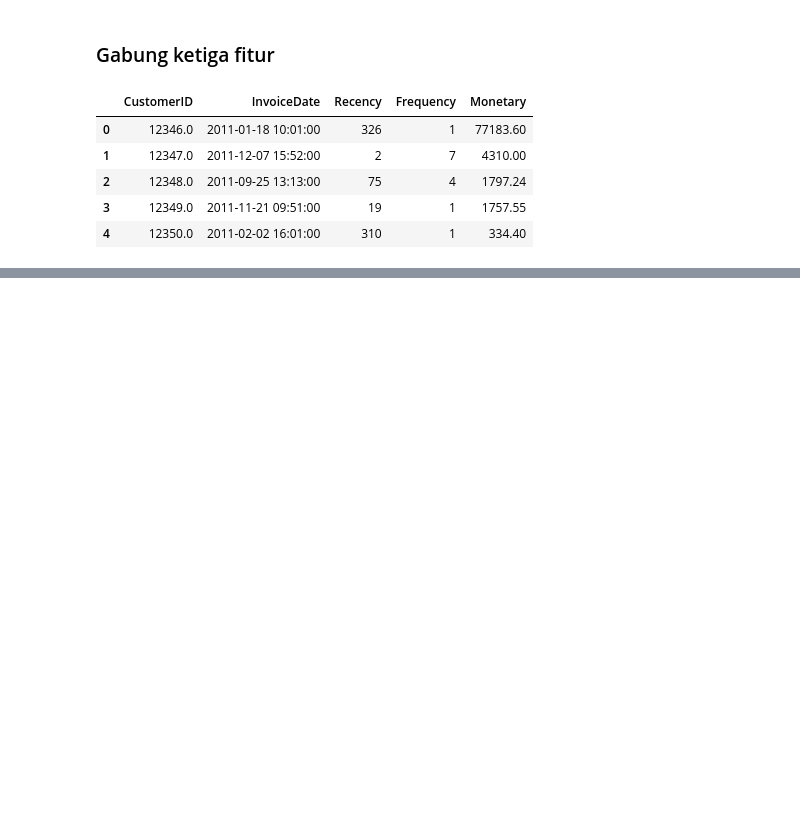
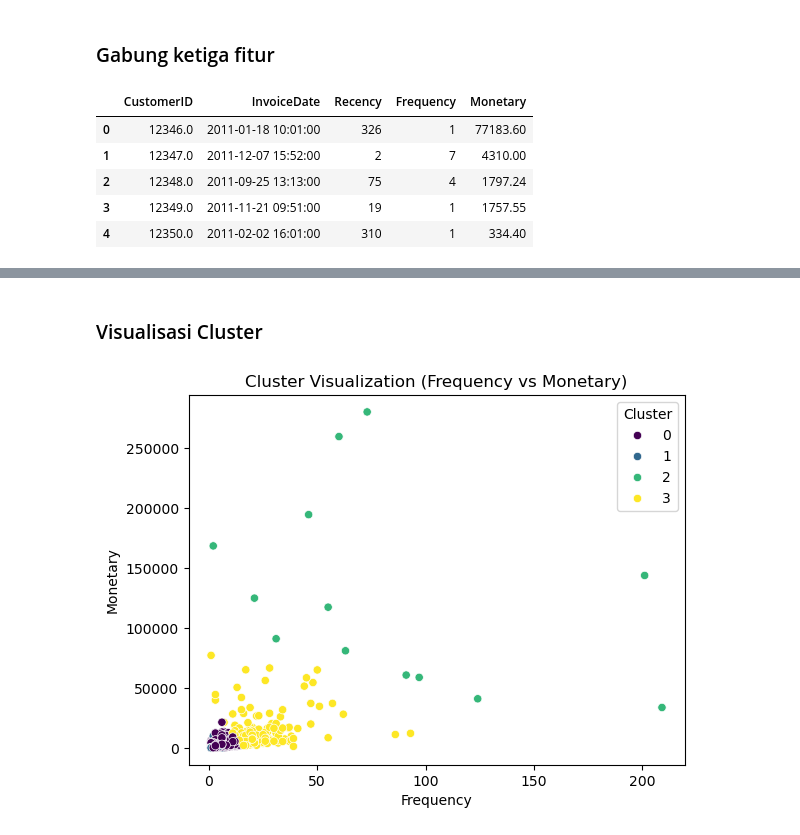
Before and after one commit to naufaladrian/DM-A11.2022.14188-UAS, a Jupyter notebook: segmentation.ipynb, the cells around one changed output, grey strips where cells are left out. Saved outputs shown, nothing was run; the diff lists cells and outputs as text; code cells hidden in the pictures; blank space fills up the shorter version.

```diff
--- a/segmentation.ipynb
+++ b/segmentation.ipynb
@@ -163,0 +210,8 @@ rfm.head()
+# %%
+# Terapkan K-Means dengan jumlah cluster optimal
+optimal_clusters = 4  # ganti sesuai hasil Elbow
+kmeans = KMeans(n_clusters=optimal_clusters, random_state=42)
+rfm['Cluster'] = kmeans.fit_predict(rfm_scaled)
+
+# Lihat hasil clustering
+print(rfm.head())
@@ -163,0 +245,17 @@ rfm.head()
+# %% [markdown]
+### Visualisasi Cluster
+# %%
+import seaborn as sns
+import matplotlib.pyplot as plt
+
+# Visualisasi Frequency vs Monetary dengan cluster
+sns.scatterplot(
+    x=rfm['Frequency'],
+    y=rfm['Monetary'],
+    hue=rfm['Cluster'],
+    palette='viridis'
+)
+plt.title('Cluster Visualization (Frequency vs Monetary)')
+plt.show()
+# %% [output]
+[figure, added]
```
Also changed, not shown: parts of 9 cells of this notebook.
